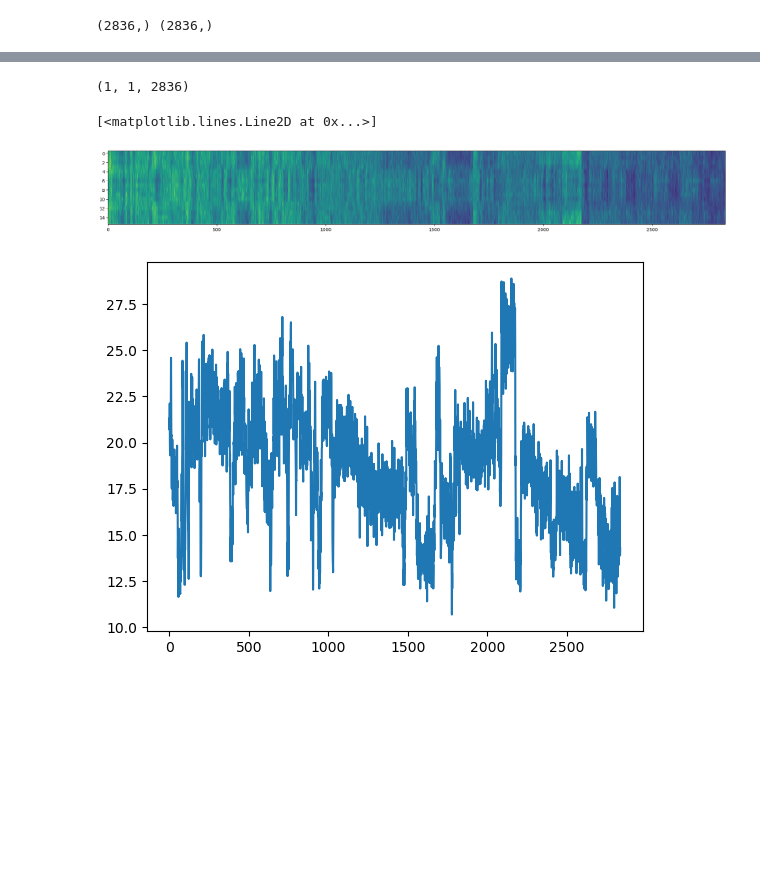
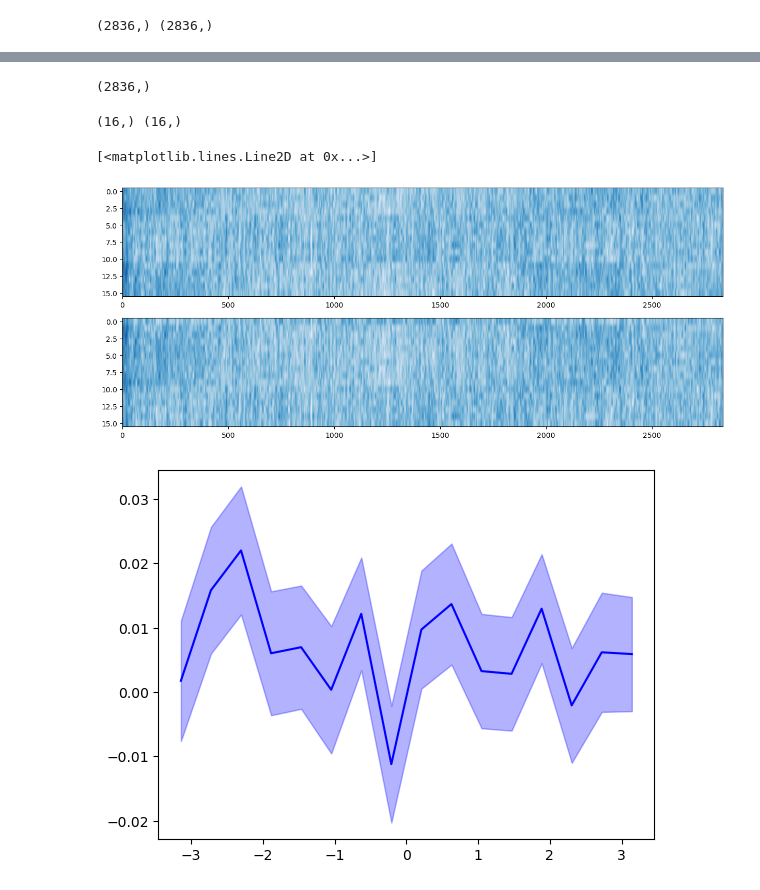
Before and after one commit to yfisher-lab/SessionTools, a Jupyter notebook: Notebooks/preprocess_debugging.ipynb, the cells around one changed output, grey strips where cells are left out. Saved outputs shown, nothing was run; the diff lists cells and outputs as text; code cells hidden in the pictures; blank space fills up the shorter version.

```diff
--- a/Notebooks/preprocess_debugging.ipynb
+++ b/Notebooks/preprocess_debugging.ipynb
@@ -103,4 +152,0 @@ y = np.log(pp.timeseries['rois'])
-# %%
-print(pp.timeseries['background'].shape)
-# %% [output]
-(1, 1, 2836)
@@ -119,10 +152,0 @@ z = sp.stats.zscore(np.exp(y).T, axis=-1)
-# %%
-fig, ax = plt.subplots(figsize=[25,3])
-ax.imshow(sp.stats.zscore(pp.timeseries['rois'][0,:,:],axis=-1), aspect='auto')
-
-fig, ax = plt.subplots()
-ax.plot(pp.timeseries['background'][0,0,:])
-# %% [output]
-[<matplotlib.lines.Line2D at 0x...>]
-[figure, removed]
-[figure, removed]
@@ -130,0 +153,26 @@ pp.save()
+# %%
+mask.shape
+# %% [output]
+(2836,)
+# %%
+heading_ind = ((n_rois-1)*(heading+np.pi)/2/np.pi).astype(int)
+
+y_sm_heading_aligned = np.roll(y_sm, heading_ind, axis=1)
+# y_sm_heading_aligned = y_sm_heading_aligned/np.linalg.norm(y_sm_heading_aligned, axis=1)
+
+fig, ax= plt.subplots(2,1, figsize=[15,6])
+ax[0].imshow(y_sm[0,:, :], cmap='Blues',aspect='auto')
+ax[1].imshow(y_sm_heading_aligned[0,:,:], cmap='Blues',aspect='auto')
+
+# y_sm_ha = y
+mu = y_sm_heading_aligned[:,:,mask].mean(axis=-1)[0,:]
+sem = sp.stats.sem(y_sm_heading_aligned[:,:,mask], axis=-1)[0,:]
+print(mu.shape, sem.shape)
+fig, ax= plt.subplots()
+ax.fill_between(np.linspace(-np.pi, np.pi, num=n_rois), mu-sem, mu+sem, alpha=.3, color='blue')
+ax.plot(np.linspace(-np.pi, np.pi, num=n_rois), mu, color='blue')
+# %% [output]
+(16,) (16,)
+[<matplotlib.lines.Line2D at 0x...>]
+[figure, added]
+[figure, added]
```
Also changed, not shown: parts of 25 cells of this notebook, 1 other file.
